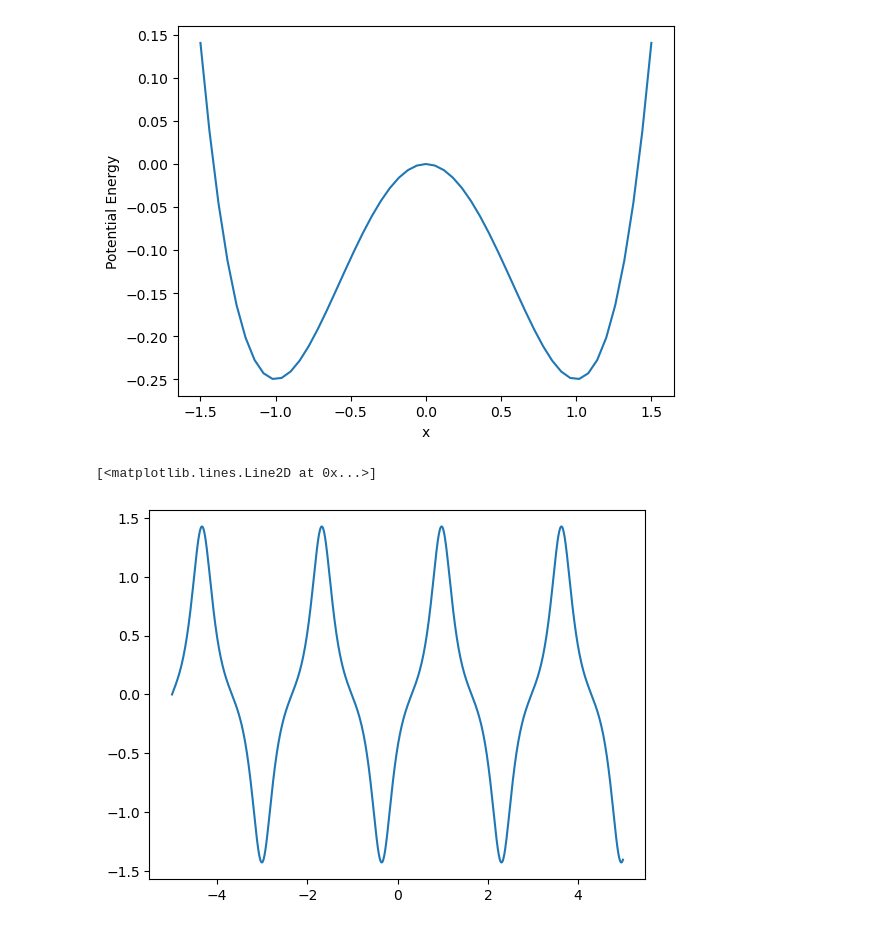
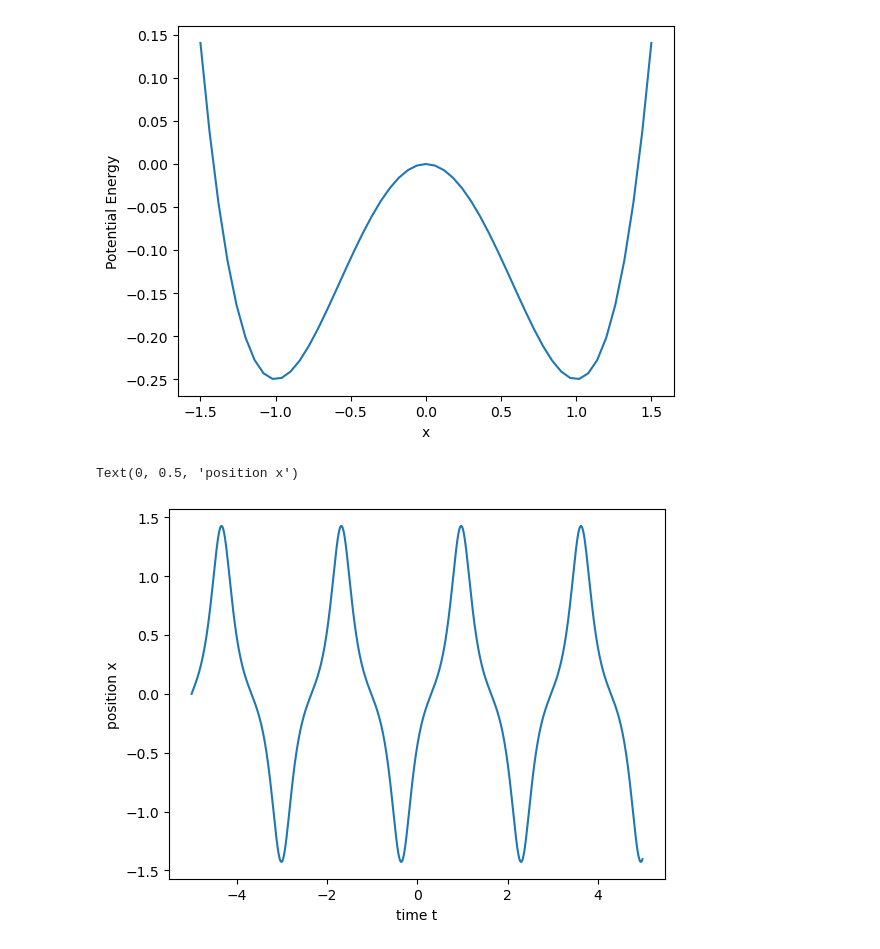
Before and after one commit to ZilD117/Comp-Physics, a Jupyter notebook: class1.ipynb, the cells around one changed output. Cells and saved outputs as stored; diff of their text form; code cells hidden in the pictures.

```diff
--- a/class1.ipynb
+++ b/class1.ipynb
@@ -23,19 +23,22 @@ Text(0, 0.5, 'Potential Energy')
 # %%
 
 omega = 5
-def methods(x0, x1, t0,t_final,delta):
-    t = np.arange(t0,t_final,delta)
+def methods(x0, x1, t0,t_final,delta_t):
+    t = np.arange(t0,t_final,delta_t)
     x = np.zeros_like(t)
     x[0] = x0
     x[1] = x1
     for i in range(1,len(x)-1):
-        x[i+1] = delta**2*omega**2*(x[i]-x[i]**3)+2*x[i]-x[i-1]
+        x[i+1] = delta_t**2*omega**2*(x[i]-x[i]**3)+2*x[i]-x[i-1]
 
 
     return x,t
 # %%
+# For x-t diagram
 x,t = methods(0,0.01,-5,5,0.01)
 plt.plot(t,x)
+plt.xlabel("time t")
+plt.ylabel("position x")
 # %% [output]
-[<matplotlib.lines.Line2D at 0x...>]
+Text(0, 0.5, 'position x')
-[figure, old version]
+[figure, new version]
```
Also changed, not shown: parts of 2 cells of this notebook.
